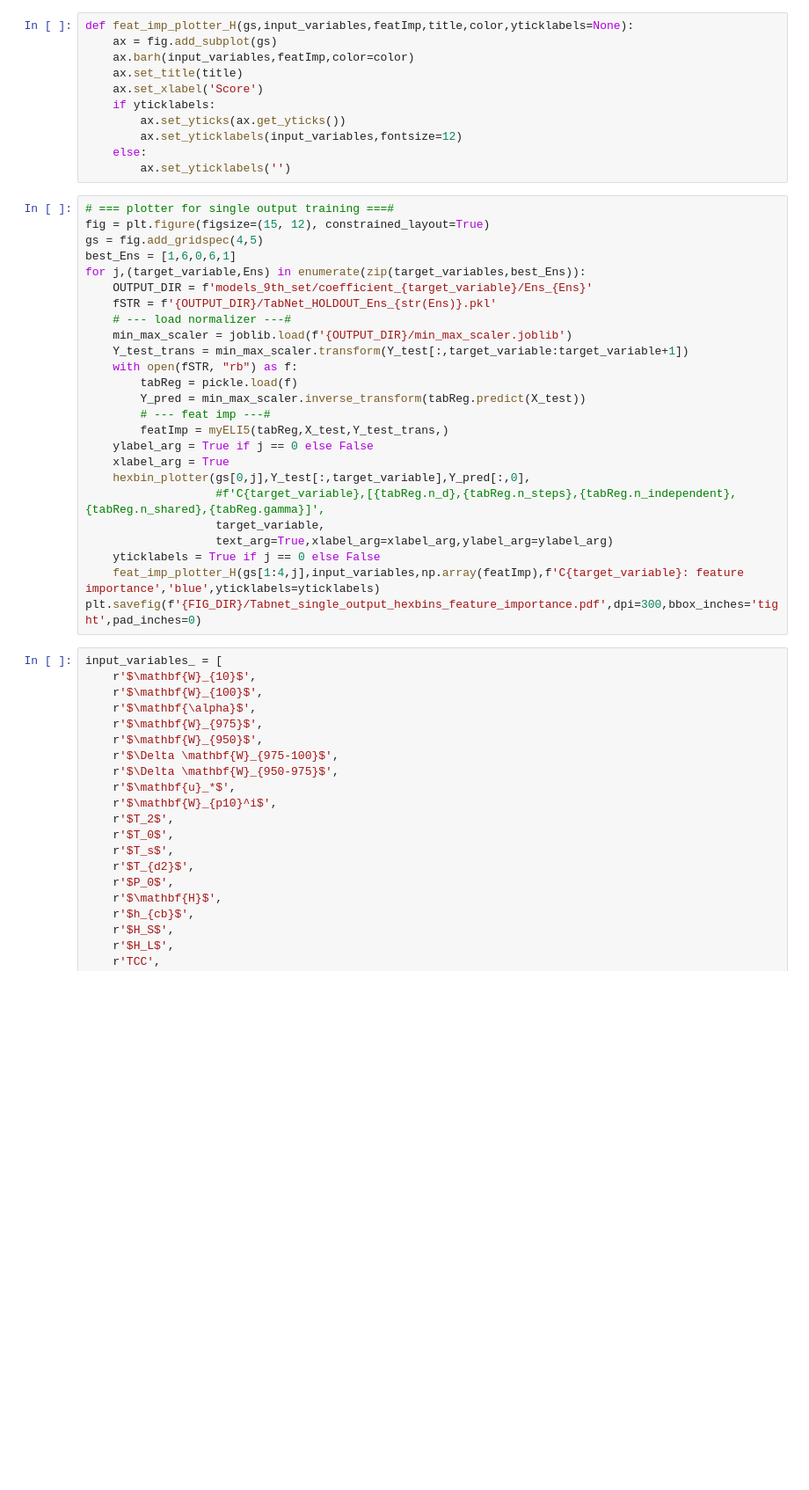
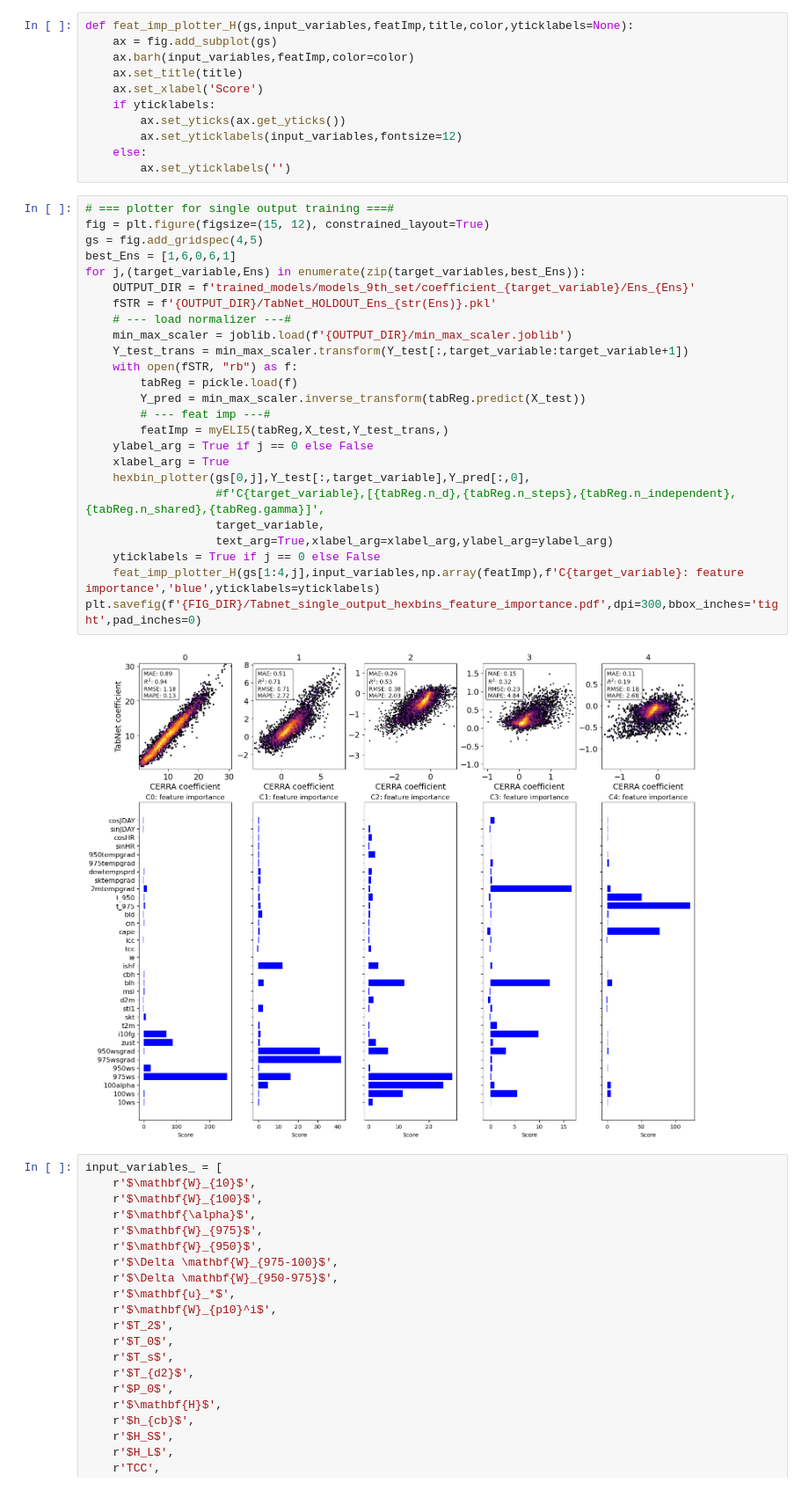
Before and after one commit to HarishBaki/DL_based_wind_profile_estimation, a Jupyter notebook: CI2024/CI2024_plots.ipynb, the cells around one changed output. Shown at 88% size. Drawn from its saved outputs; the diff is of its cells as text; blank space fills up the shorter version.

```diff
--- a/CI2024/CI2024_plots.ipynb
+++ b/CI2024/CI2024_plots.ipynb
@@ -369,28 +377,30 @@ def feat_imp_plotter_H(gs,input_variables,featImp,title,color,yticklabels=None):
 # %%
 # === plotter for single output training ===#
 fig = plt.figure(figsize=(15, 12), constrained_layout=True)
 gs = fig.add_gridspec(4,5)
 best_Ens = [1,6,0,6,1]
 for j,(target_variable,Ens) in enumerate(zip(target_variables,best_Ens)):
-    OUTPUT_DIR = f'models_9th_set/coefficient_{target_variable}/Ens_{Ens}'
+    OUTPUT_DIR = f'trained_models/models_9th_set/coefficient_{target_variable}/Ens_{Ens}'
     fSTR = f'{OUTPUT_DIR}/TabNet_HOLDOUT_Ens_{str(Ens)}.pkl'
     # --- load normalizer ---#
     min_max_scaler = joblib.load(f'{OUTPUT_DIR}/min_max_scaler.joblib')
     Y_test_trans = min_max_scaler.transform(Y_test[:,target_variable:target_variable+1])
     with open(fSTR, "rb") as f:
         tabReg = pickle.load(f)
         Y_pred = min_max_scaler.inverse_transform(tabReg.predict(X_test))
         # --- feat imp ---#
         featImp = myELI5(tabReg,X_test,Y_test_trans,)
     ylabel_arg = True if j == 0 else False
     xlabel_arg = True
     hexbin_plotter(gs[0,j],Y_test[:,target_variable],Y_pred[:,0],
                    #f'C{target_variable},[{tabReg.n_d},{tabReg.n_steps},{tabReg.n_independent},{tabReg.n_shared},{tabReg.gamma}]',
                    target_variable,
                    text_arg=True,xlabel_arg=xlabel_arg,ylabel_arg=ylabel_arg)
     yticklabels = True if j == 0 else False
     feat_imp_plotter_H(gs[1:4,j],input_variables,np.array(featImp),f'C{target_variable}: feature importance','blue',yticklabels=yticklabels)
 plt.savefig(f'{FIG_DIR}/Tabnet_single_output_hexbins_feature_importance.pdf',dpi=300,bbox_inches='tight',pad_inches=0)
+# %% [output]
+[figure, added]
 # %%
 input_variables_ = [
     r'$\mathbf{W}_{10}$',
```
Also changed, not shown: parts of 8 cells of this notebook, 1 other file.
